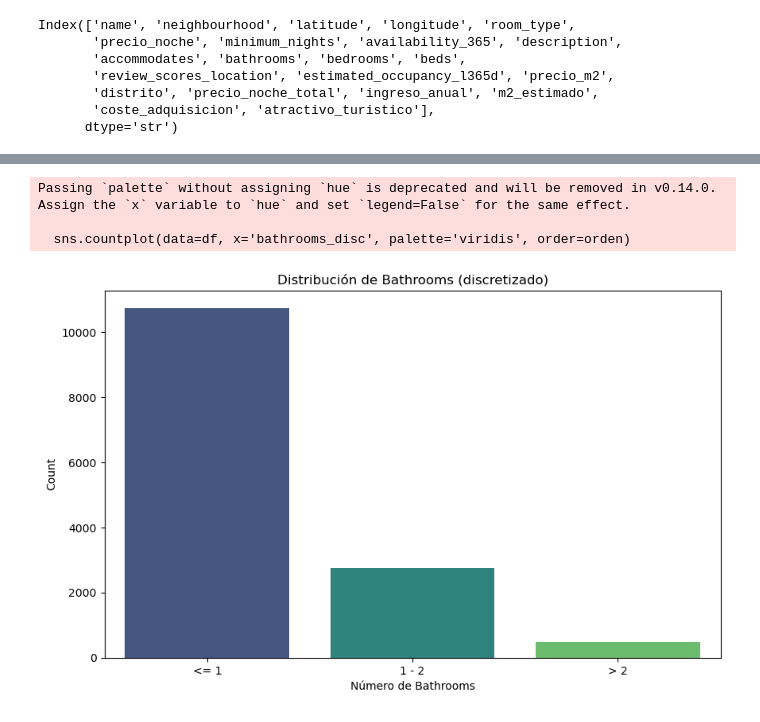
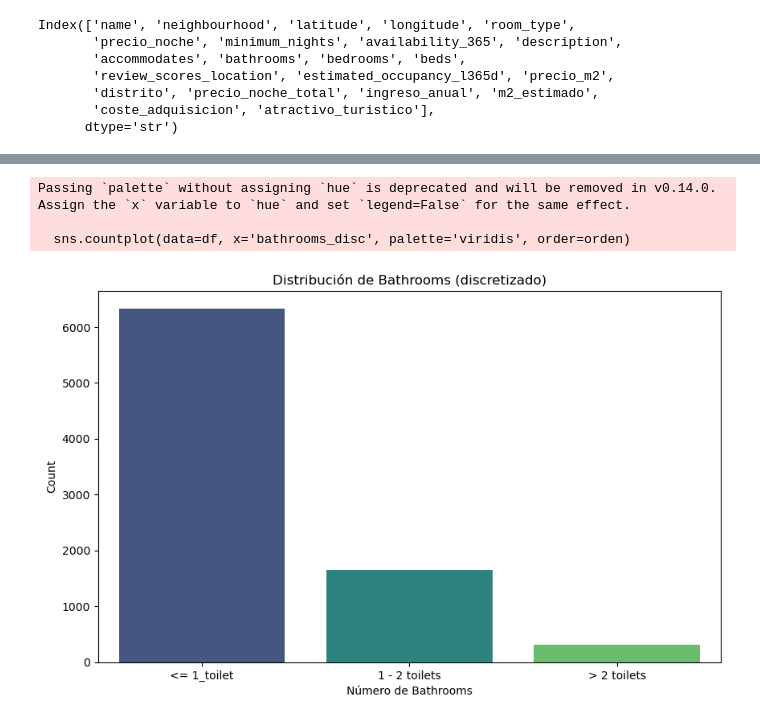
Before and after one commit to PabloHVega/Analisis-Inmobiliario, a Jupyter notebook: notebooks/02_CreacionVariables.ipynb, the cells around one changed output, grey strips where cells are left out. Saved outputs shown, nothing was run; the diff lists cells and outputs as text; code cells hidden in the pictures.

```diff
--- a/notebooks/02_CreacionVariables.ipynb
+++ b/notebooks/02_CreacionVariables.ipynb
@@ -111,3 +111,6 @@ df = df.drop(columns=['id','neighbourhood_group'])
 # %%
 # Renombrar la columna price a precio_noche y precio a precio_m2
 df = df.rename(columns={'price': 'precio_noche', 'precio': 'precio_m2'})
+# %%
+# Eliminar filas con availability_365 menor a 180
+df = df[df['availability_365'] >= 180]
@@ -121,20 +128,23 @@ df.head(5)
 | 3 | Adorable Apartment Malasaña-Gran Via | Universidad | 40.42252 | -3.70250 | Entire home/apt | 116.0 | 30 | ... |
 | 4 | Heart of Malasaña Cozy, Quiet & S... | Universidad | 40.42252 | -3.70250 | Entire home/apt | 79.0 | 30 | ... |
 # %%
-# Crear la variable 'precio_noche_total' según las reglas indicadas
-
 def calcular_precio_noche_total(row):
     tasa_uso = 0.5
     if row['room_type'] == 'Entire home/apt':
         return row['precio_noche']
     elif row['room_type'] == 'Private room':
-        return row['precio_noche'] * row['bedrooms'] * tasa_uso
+        if row['bedrooms'] > 1:
+            return row['precio_noche'] * row['bedrooms'] * tasa_uso
+        else:
+            return row['precio_noche']
     elif row['room_type'] == 'Shared room':
-        return row['precio_noche'] * row['accommodates'] * tasa_uso
+        if row['accommodates'] > 1:
+            return row['precio_noche'] * row['accommodates'] * tasa_uso
+        else:
+            return row['precio_noche']
     else:
         return np.nan
 
-# Aplicar la función al DataFrame principal (ajusta el nombre del DataFrame si es necesario)
 df['precio_noche_total'] = df.apply(calcular_precio_noche_total, axis=1)
 # %%
 # Crear una variable ingreso anual que multiplique el precio_noche_total por estimated_occupancy_l365d
@@ -273,0 +284,3 @@ Passing `palette` without assigning `hue` is deprecated and will be removed in v
+# %%
+# Discretizar beds en las categorías '0', '1', '2', '3', '> 3'
+df['beds_disc'] = pd.cut(df['beds'], bins=[-np.inf, 1, 2, 3, 4, np.inf], labels=['01_cama', '02_camas', '03_camas', '04_camas', '> 05_camas'])
@@ -274,15 +301,18 @@ Passing `palette` without assigning `hue` is deprecated and will be removed in v
+# %%
+# Discretizar bathrooms en las categorías '<= 1', '1 - 2', '> 2'
+df['bathrooms_disc'] = pd.cut(df['bathrooms'], bins=[-np.inf, 1, 2, np.inf], labels=['<= 1_toilet', '1 - 2 toilets', '> 2 toilets'])
 # %%
 # Gráfico de barras de bathrooms discretizado con tamaño personalizado
-orden = ['<= 1', '1 - 2', '> 2']
+orden = ['<= 1_toilet', '1 - 2 toilets', '> 2 toilets']
 df['bathrooms_disc'] = pd.Categorical(df['bathrooms_disc'], categories=orden, ordered=True)
 plt.figure(figsize=(10, 6))
 sns.countplot(data=df, x='bathrooms_disc', palette='viridis', order=orden)
 plt.title('Distribución de Bathrooms (discretizado)')
 plt.xlabel('Número de Bathrooms')
 plt.ylabel('Count')
 plt.show()
 # %% [output]
 Passing `palette` without assigning `hue` is deprecated and will be removed in v0.14.0. Assign the `x` variable to `hue` and set `legend=False` for the same effect.
 
   sns.countplot(data=df, x='bathrooms_disc', palette='viridis', order=orden)
-[figure, old version]
+[figure, new version]
```
Also changed, not shown: parts of 13 cells of this notebook, 3 other files.
